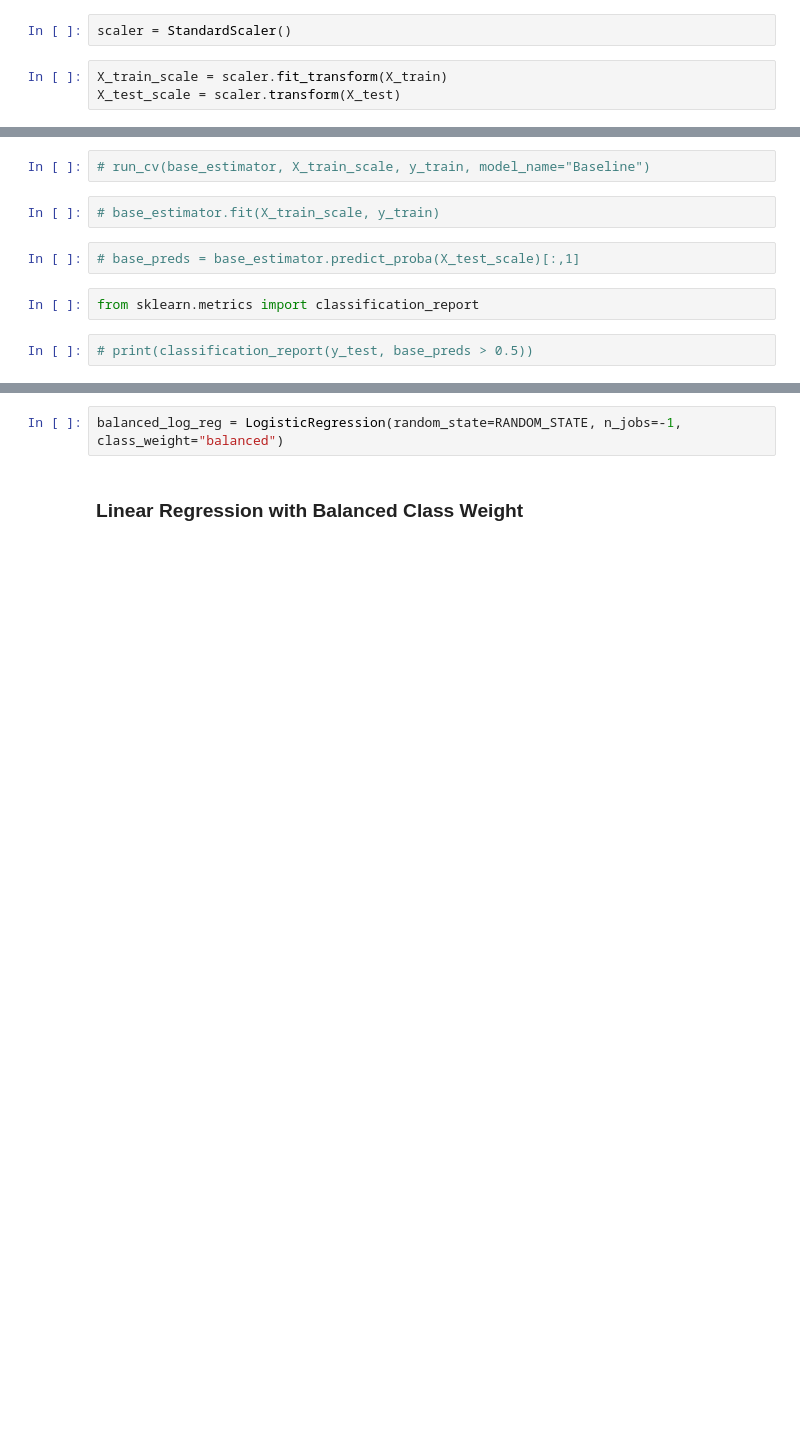
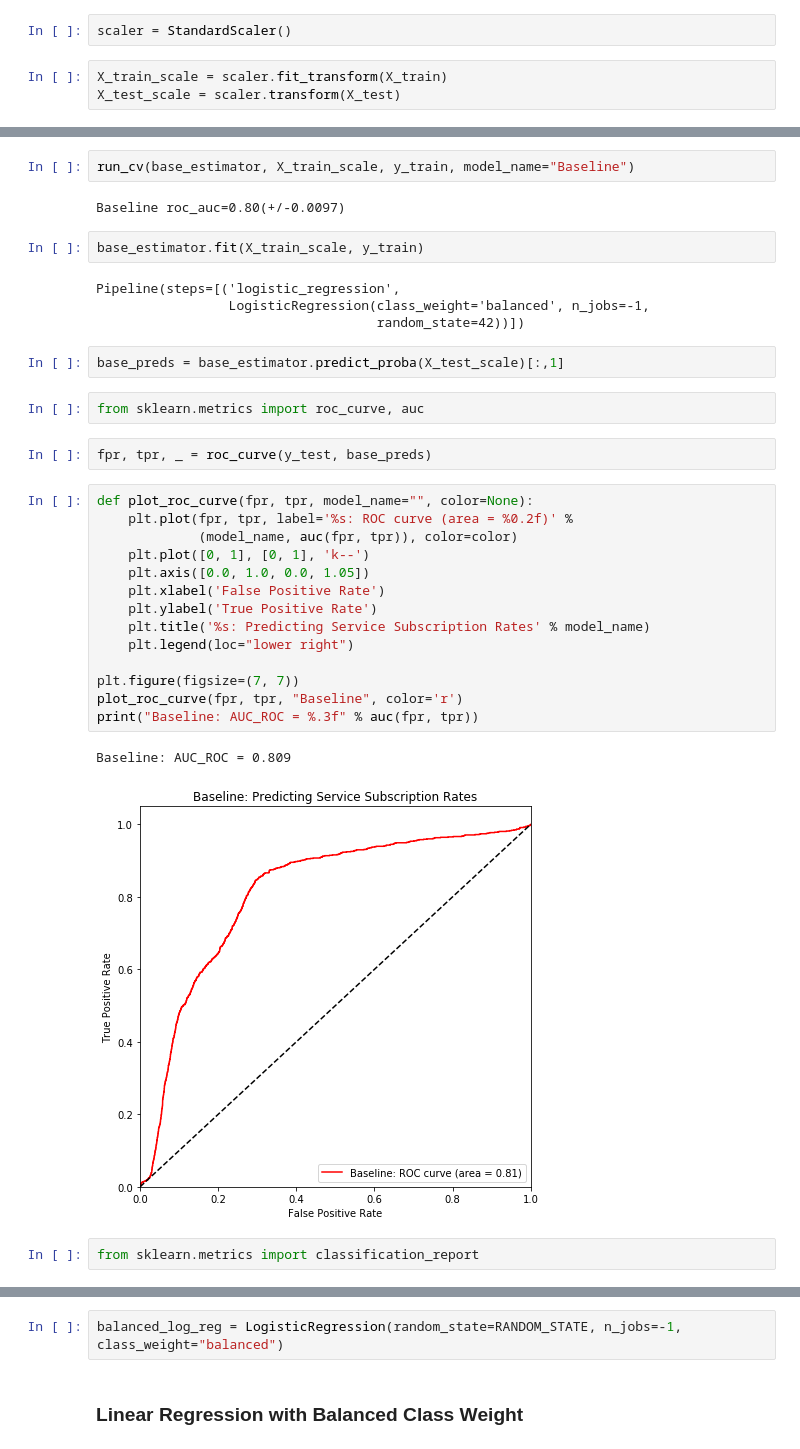
Before and after one commit to amerus/userpurchasepreds, a Jupyter notebook: SergeyMotornyMegafonServicePredictions.ipynb, the cells around one changed output, grey strips where cells are left out. Saved outputs shown, nothing was run; the diff lists cells and outputs as text; blank space fills up the shorter version.

Commit message:
Two Model Pipeline

```diff
--- a/SergeyMotornyMegafonServicePredictions.ipynb
+++ b/SergeyMotornyMegafonServicePredictions.ipynb
@@ -138,13 +128,38 @@ from sklearn.metrics import f1_score
 # %%
-# run_cv(base_estimator, X_train_scale, y_train, model_name="Baseline")
+run_cv(base_estimator, X_train_scale, y_train, model_name="Baseline")
+# %% [output]
+Baseline roc_auc=0.80(+/-0.0097)
 # %%
-# base_estimator.fit(X_train_scale, y_train)
+base_estimator.fit(X_train_scale, y_train)
+# %% [output]
+Pipeline(steps=[('logistic_regression',
+                 LogisticRegression(class_weight='balanced', n_jobs=-1,
+                                    random_state=42))])
 # %%
-# base_preds = base_estimator.predict_proba(X_test_scale)[:,1]
+base_preds = base_estimator.predict_proba(X_test_scale)[:,1]
+# %%
+from sklearn.metrics import roc_curve, auc
+# %%
+fpr, tpr, _ = roc_curve(y_test, base_preds)
+# %%
+def plot_roc_curve(fpr, tpr, model_name="", color=None):
+    plt.plot(fpr, tpr, label='%s: ROC curve (area = %0.2f)' %
+             (model_name, auc(fpr, tpr)), color=color)
+    plt.plot([0, 1], [0, 1], 'k--')
+    plt.axis([0.0, 1.0, 0.0, 1.05])
+    plt.xlabel('False Positive Rate')
+    plt.ylabel('True Positive Rate')
+    plt.title('%s: Predicting Service Subscription Rates' % model_name)
+    plt.legend(loc="lower right")
+
+plt.figure(figsize=(7, 7))
+plot_roc_curve(fpr, tpr, "Baseline", color='r')
+print("Baseline: AUC_ROC = %.3f" % auc(fpr, tpr))
+# %% [output]
+Baseline: AUC_ROC = 0.809
+[figure, added]
 # %%
 from sklearn.metrics import classification_report
-# %%
-# print(classification_report(y_test, base_preds > 0.5))
 # %%
 def train_model(model, X_train, y_train, X_valid, y_valid, feature_names):
 
```
Also changed, not shown: parts of 29 cells of this notebook.
